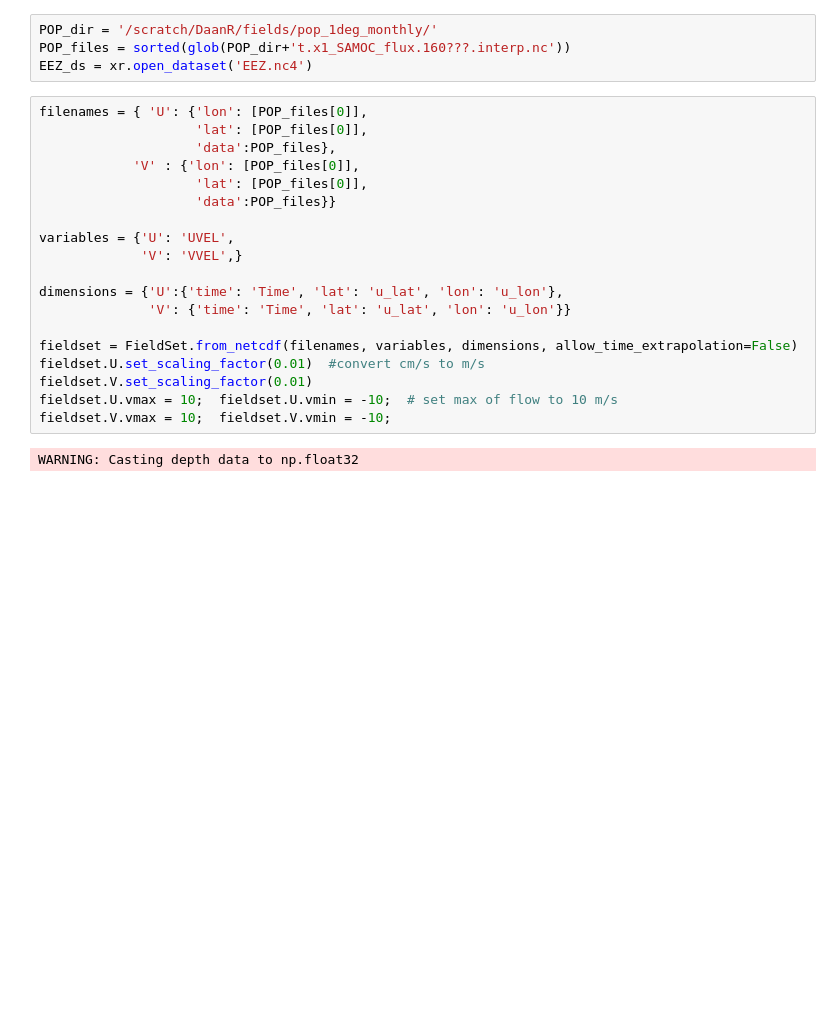
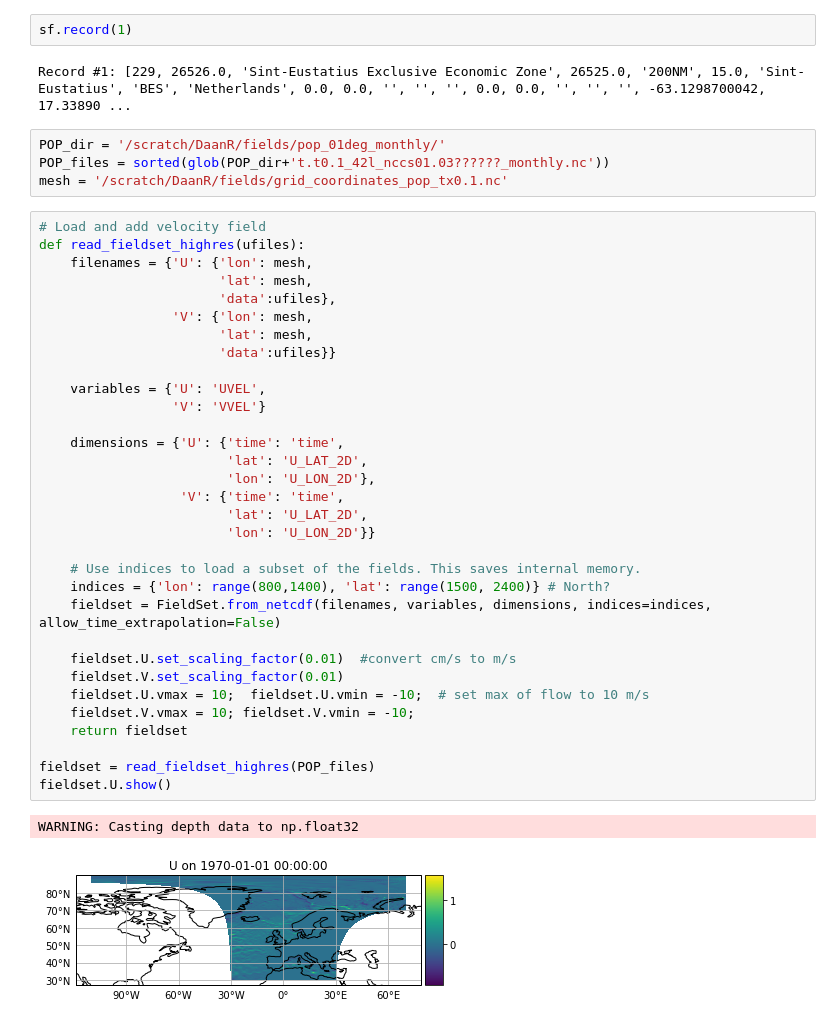
Before and after one commit to daanreijnders/arctic-connectivity, a Jupyter notebook: EEZ/EEZ.ipynb, the cells around one changed output. Saved outputs shown, nothing was run; the diff lists cells and outputs as text; blank space fills up the shorter version.

```diff
--- a/EEZ/EEZ.ipynb
+++ b/EEZ/EEZ.ipynb
@@ -12,25 +45,43 @@ from parcels import (grid, Field, FieldSet, ParticleSet, JITParticle, AdvectionR
+# %%
+sf.record(1)
+# %% [output]
+Record #1: [229, 26526.0, 'Sint-Eustatius Exclusive Economic Zone', 26525.0, '200NM', 15.0, 'Sint-Eustatius', 'BES', 'Netherlands', 0.0, 0.0, '', '', '', 0.0, 0.0, '', '', '', -63.1298700042, 17.33890 ...
 # %%
-POP_dir = '/scratch/DaanR/fields/pop_1deg_monthly/'
-POP_files = sorted(glob(POP_dir+'t.x1_SAMOC_flux.160???.interp.nc'))
-EEZ_ds = xr.open_dataset('EEZ.nc4')
+POP_dir = '/scratch/DaanR/fields/pop_01deg_monthly/'
+POP_files = sorted(glob(POP_dir+'t.t0.1_42l_nccs01.03??????_monthly.nc'))
+mesh = '/scratch/DaanR/fields/grid_coordinates_pop_tx0.1.nc'
 # %%
-filenames = { 'U': {'lon': [POP_files[0]],
-                    'lat': [POP_files[0]],
-                    'data':POP_files},
-            'V' : {'lon': [POP_files[0]],
-                    'lat': [POP_files[0]],
-                    'data':POP_files}}
+# Load and add velocity field
+def read_fieldset_highres(ufiles):
+    filenames = {'U': {'lon': mesh,
+                       'lat': mesh,
+                       'data':ufiles},
+                 'V': {'lon': mesh,
+                       'lat': mesh,
+                       'data':ufiles}}
 
-variables = {'U': 'UVEL',
-             'V': 'VVEL',}
+    variables = {'U': 'UVEL',
+                 'V': 'VVEL'}
 
-dimensions = {'U':{'time': 'Time', 'lat': 'u_lat', 'lon': 'u_lon'},
-              'V': {'time': 'Time', 'lat': 'u_lat', 'lon': 'u_lon'}}
+    dimensions = {'U': {'time': 'time',
+                        'lat': 'U_LAT_2D',
+                        'lon': 'U_LON_2D'},
+                  'V': {'time': 'time',
+                        'lat': 'U_LAT_2D',
+                        'lon': 'U_LON_2D'}}
 
-fieldset = FieldSet.from_netcdf(filenames, variables, dimensions, allow_time_extrapolation=False)
-fieldset.U.set_scaling_factor(0.01)  #convert cm/s to m/s
-fieldset.V.set_scaling_factor(0.01)
-fieldset.U.vmax = 10;  fieldset.U.vmin = -10;  # set max of flow to 10 m/s
-fieldset.V.vmax = 10;  fieldset.V.vmin = -10;
+    # Use indices to load a subset of the fields. This saves internal memory.
+    indices = {'lon': range(800,1400), 'lat': range(1500, 2400)} # North?
+    fieldset = FieldSet.from_netcdf(filenames, variables, dimensions, indices=indices, allow_time_extrapolation=False)
+
+    fieldset.U.set_scaling_factor(0.01)  #convert cm/s to m/s
+    fieldset.V.set_scaling_factor(0.01)
+    fieldset.U.vmax = 10;  fieldset.U.vmin = -10;  # set max of flow to 10 m/s
+    fieldset.V.vmax = 10; fieldset.V.vmin = -10;
+    return fieldset
+
+fieldset = read_fieldset_highres(POP_files)
+fieldset.U.show()
 # %% [output]
 WARNING: Casting depth data to np.float32
+[figure, added]
```
Also changed, not shown: parts of 21 cells of this notebook.
